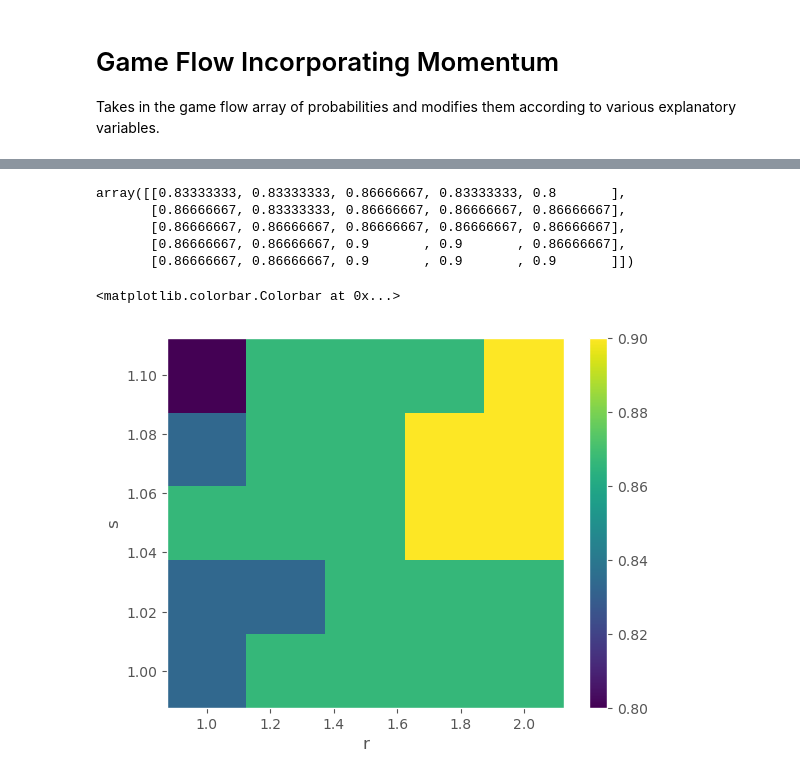
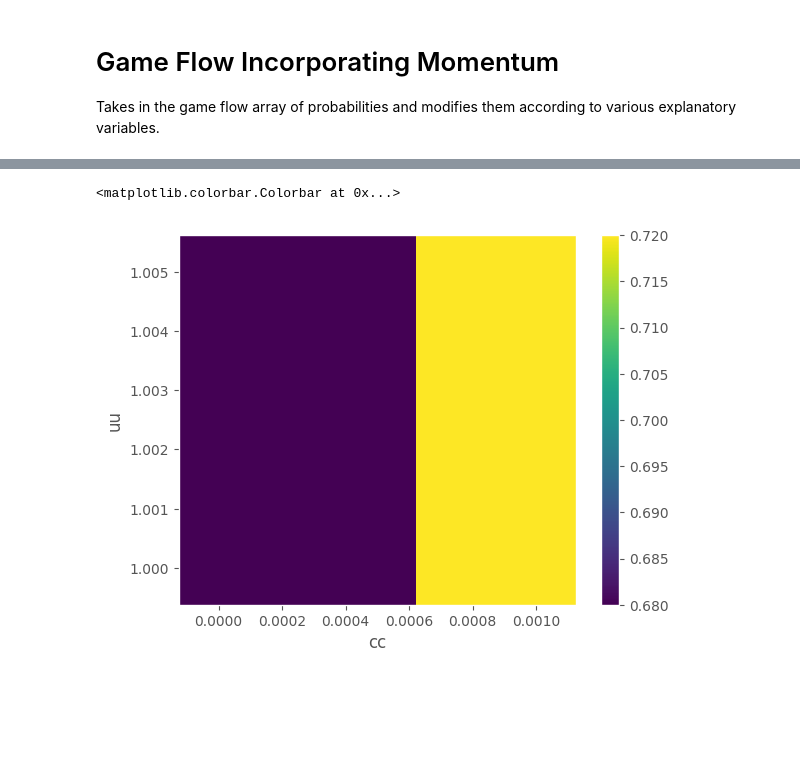
Before and after one commit to Alexkazmirchuk1/Tennis-Data-Analysis-Research, a Jupyter notebook: Main.ipynb, the cells around one changed output, grey strips where cells are left out. Drawn from its saved outputs; the diff is of its cells as text; code cells hidden in the pictures; blank space fills up the shorter version.

```diff
--- a/Main.ipynb
+++ b/Main.ipynb
@@ -466,20 +580,12 @@ for i,j in itertools.product( range(len(rvalues)), range(len(svalues)) ):
-# %%
-results
-# %% [output]
-array([[0.83333333, 0.83333333, 0.86666667, 0.83333333, 0.8       ],
-       [0.86666667, 0.83333333, 0.86666667, 0.86666667, 0.86666667],
-       [0.86666667, 0.86666667, 0.86666667, 0.86666667, 0.86666667],
-       [0.86666667, 0.86666667, 0.9       , 0.9       , 0.86666667],
-       [0.86666667, 0.86666667, 0.9       , 0.9       , 0.9       ]])
 # %%
 # visualize results of parameter sweep.
 fig,ax = plt.subplots()
-cax = ax.pcolor(rvalues, svalues, results.T)
-ax.set(xlabel='r', ylabel='s')
+cax = ax.pcolor(ccvalues, uuvalues, results.T)
+ax.set(xlabel='cc', ylabel='uu')
 fig.colorbar(cax)
 # %% [output]
 <matplotlib.colorbar.Colorbar at 0x...>
-[figure, old version]
+[figure, new version]
 # %%
 results.T
 # %% [output]
```
Also changed, not shown: parts of 6 cells of this notebook, 3 other files.
